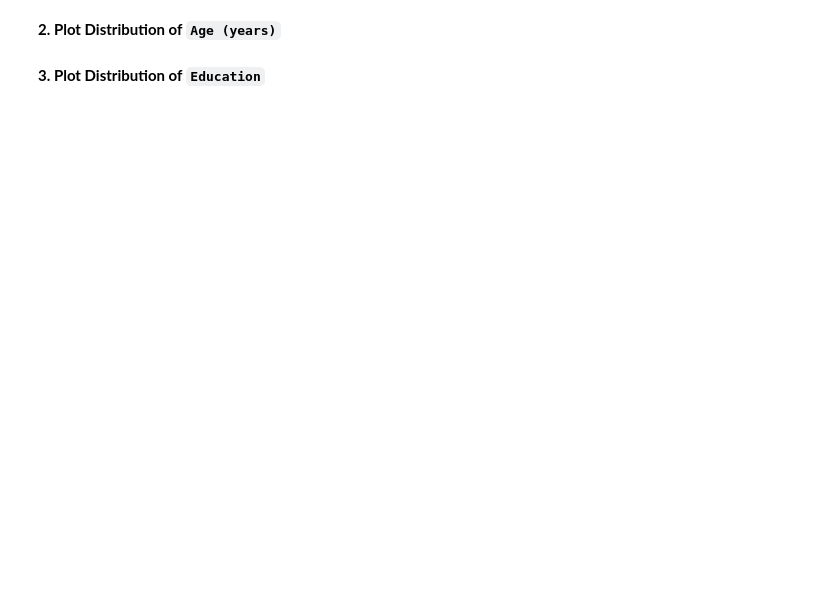
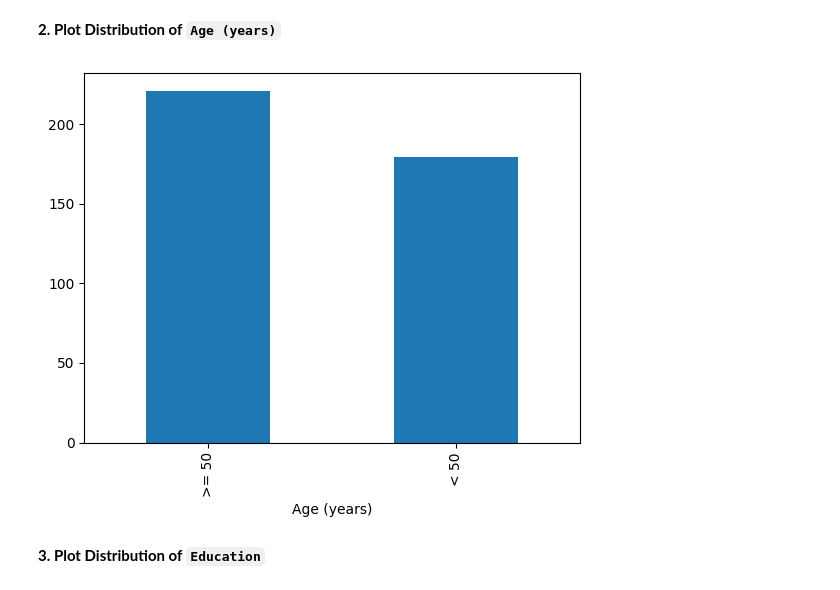
Before and after one commit to rudyhendrawn/gemastik24-data-mining, a Jupyter notebook: eda-feature-selection.ipynb, the cells around one changed output. Drawn from its saved outputs; the diff is of its cells as text; code cells hidden in the pictures; blank space fills up the shorter version.

```diff
--- a/eda-feature-selection.ipynb
+++ b/eda-feature-selection.ipynb
@@ -24,4 +24,8 @@ df['Grouping'].value_counts().plot(kind='bar')
 # %% [markdown]
 **2. Plot Distribution of `Age (years)`**
+# %%
+df_age = df['Age (years)'].value_counts().plot(kind='bar')
+# %% [output]
+[figure, added]
 # %% [markdown]
 **3. Plot Distribution of `Education`**
```
Also changed, not shown: parts of 15 cells of this notebook, 1 other file.
